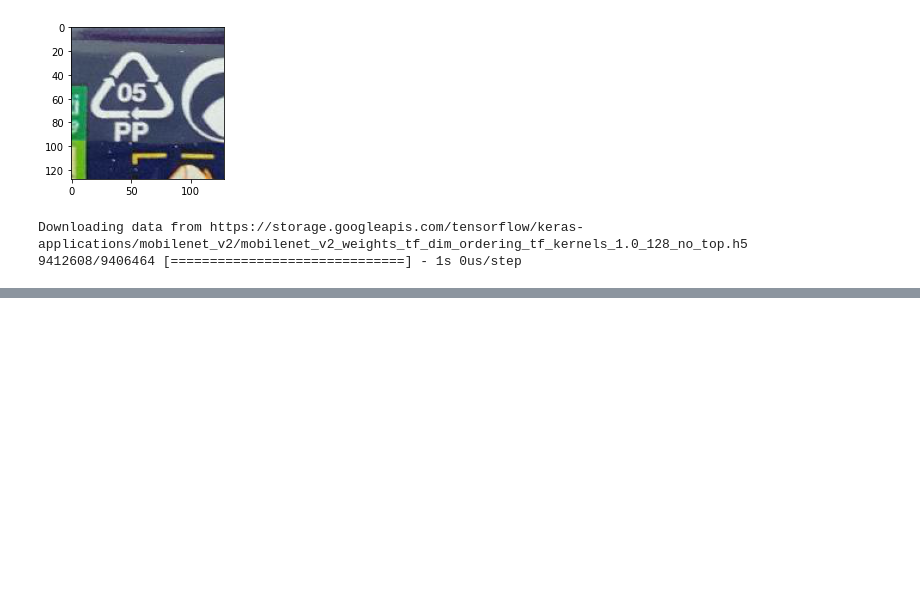
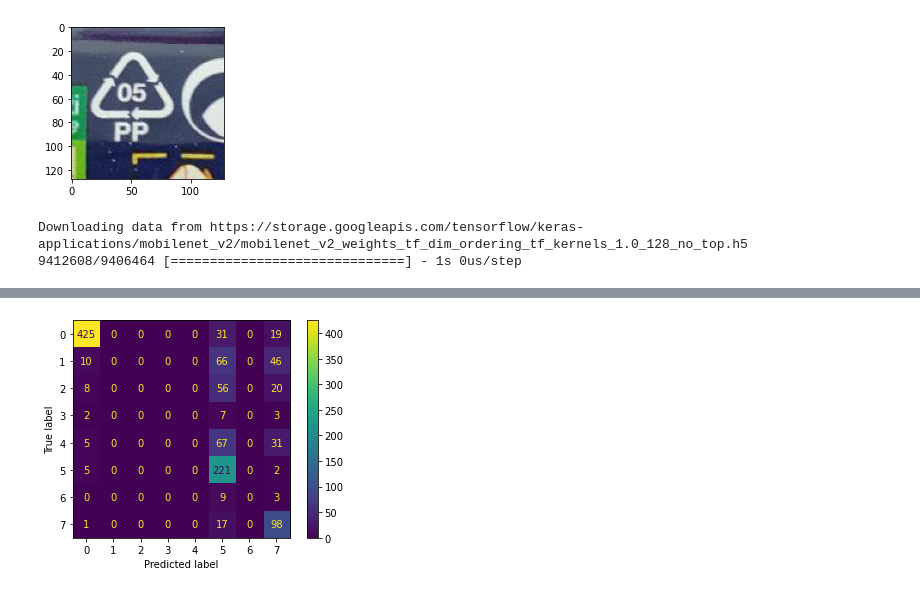
Before and after one commit to gorky22/number_recognition, a Jupyter notebook: transfer2.ipynb, the cells around one changed output, grey strips where cells are left out. Drawn from its saved outputs; the diff is of its cells as text; code cells hidden in the pictures; blank space fills up the shorter version.

```diff
--- a/transfer2.ipynb
+++ b/transfer2.ipynb
@@ -143,0 +157,22 @@ KeyboardInterrupt:
+# %%
+import matplotlib.pyplot as plt
+import numpy
+from sklearn import metrics
+
+def get_result(prediction):
+    return np.argmax(prediction)
+
+predicted = []
+counter = 0
+for img in test['x']:
+    prediction = model.predict(img.reshape((-1, resolution[0], resolution[1], resolution[2])))
+    predicted.append(get_result(prediction))
+
+confusion_matrix = metrics.confusion_matrix(test['y'], np.array(predicted))
+
+cm_display = metrics.ConfusionMatrixDisplay(confusion_matrix = confusion_matrix, display_labels = ['0','1','2','3','4','5','6','7'])
+
+cm_display.plot()
+plt.show()
+# %% [output]
+[figure, added]
```
Also changed, not shown: parts of 7 cells of this notebook, 3 other files.
